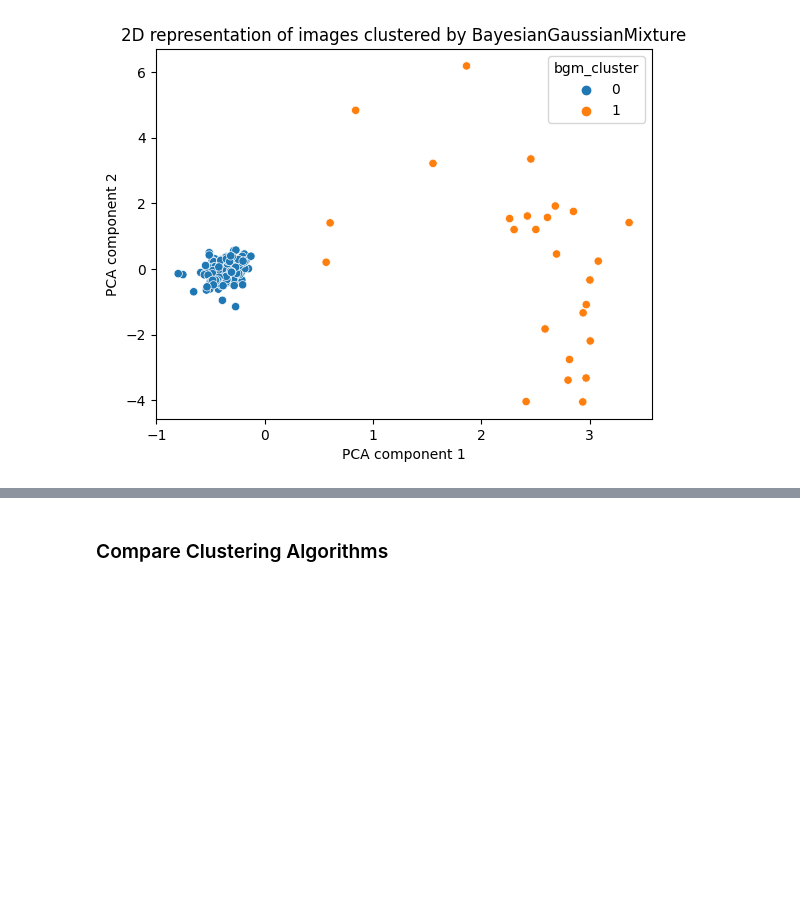
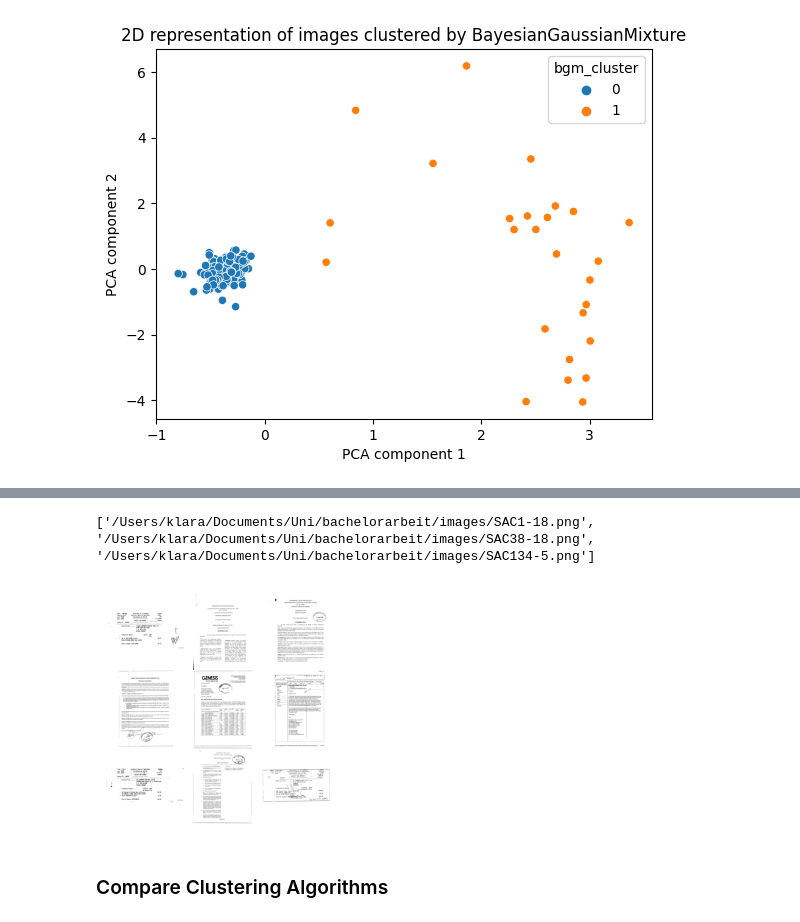
Before and after one commit to KlaraGtknst/topic-analysis-text-data, a Jupyter notebook: image_clustering.ipynb, the cells around one changed output, grey strips where cells are left out. Cells and saved outputs as stored; diff of their text form; code cells hidden in the pictures; blank space fills up the shorter version.

Commit message:
feat: added ANNOY

```diff
--- a/image_clustering.ipynb
+++ b/image_clustering.ipynb
@@ -162,3 +168,23 @@ Text(0.5, 1.0, '2D representation of images clustered by BayesianGaussianMixture
+# %%
+from doc_images.pdf_matrix import create_image_matrix
+
+f = 2
+t = AnnoyIndex(f, 'euclidean')
+for i in range(len(pca_2d_df['pca_weights'])):
+    v = pca_2d_df['pca_weights'].to_list()[i]
+    t.add_item(i, v)
+
+t.build(10) # 10 trees
+t.save('test.ann')
+u = AnnoyIndex(f, 'euclidean')
+u.load('test.ann') # super fast, will just mmap the file
+# print three nearest neighbors of item with id 2
+nearest_neighbours = [pca_2d_df.index.to_list()[i] for i in u.get_nns_by_item(2, 10)] # will find the 1000 nearest neighbors
+print(nearest_neighbours[:3]) # will find the 1000 nearest neighbors
+create_image_matrix(nearest_neighbours, 3)
+# %% [output]
+['/Users/klara/Documents/Uni/bachelorarbeit/images/SAC1-18.png', '/Users/klara/Documents/Uni/bachelorarbeit/images/SAC38-18.png', '/Users/klara/Documents/Uni/bachelorarbeit/images/SAC134-5.png']
+[figure, added]
 # %% [markdown]
 ### Compare Clustering Algorithms
 # %%
```
Also changed, not shown: parts of 2 cells of this notebook, 2 other files.
